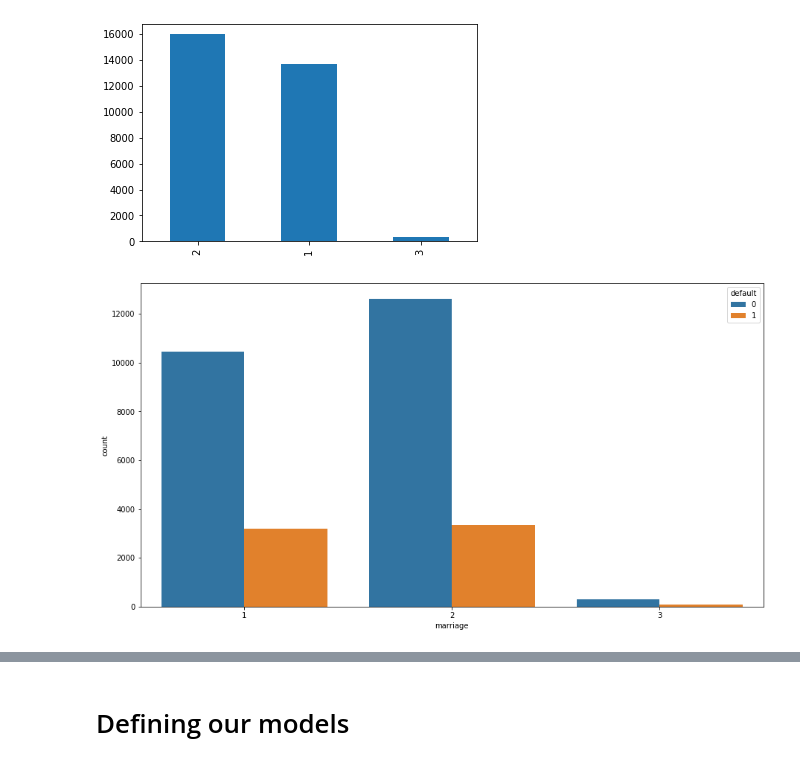
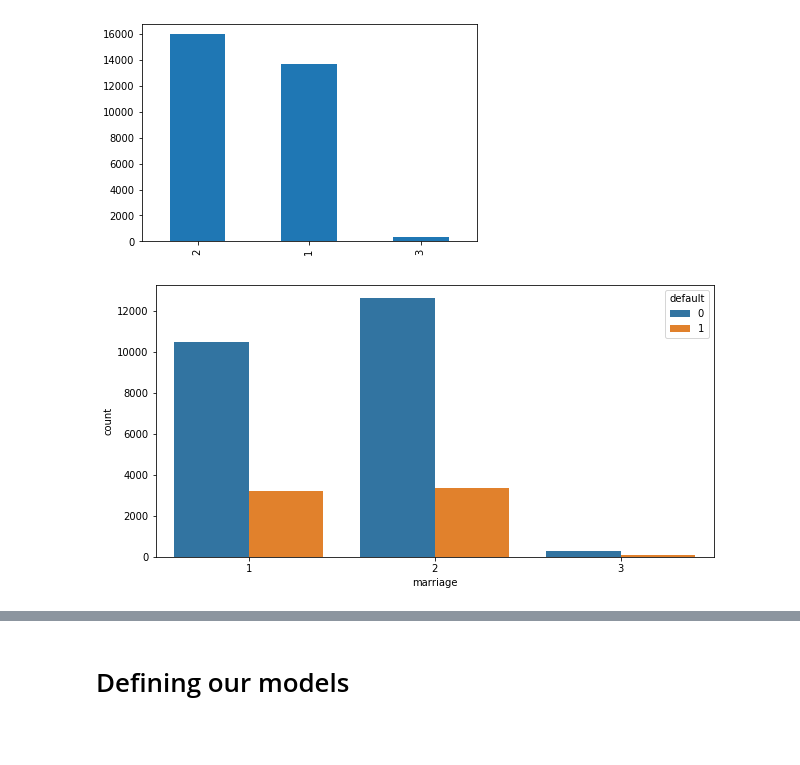
Before and after one commit to thomasXwang/UCI-Credit-card-defaults, a Jupyter notebook: UCI from scratch.ipynb, the cells around one changed output, grey strips where cells are left out. Cells and saved outputs as stored; diff of their text form; code cells hidden in the pictures; blank space fills up the shorter version.

```diff
--- a/UCI from scratch.ipynb
+++ b/UCI from scratch.ipynb
@@ -392,7 +392,7 @@ df.marriage.value_counts().plot(kind='bar')
 <matplotlib.axes._subplots.AxesSubplot at 0x...>
 [figure]
 # %%
-plt.figure(figsize=(15, 8))
+plt.figure(figsize=(10, 5))
 ax = sns.countplot(x="marriage", hue="default", data=df)
 # %% [output]
-[figure, old version]
+[figure, new version]
```
Also changed, not shown: parts of 10 cells of this notebook.
